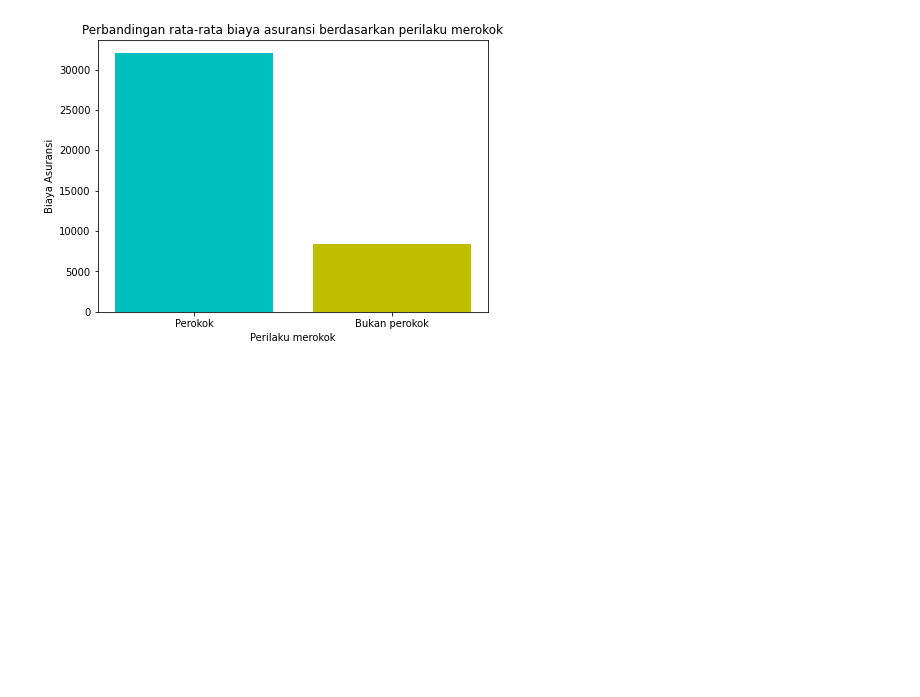
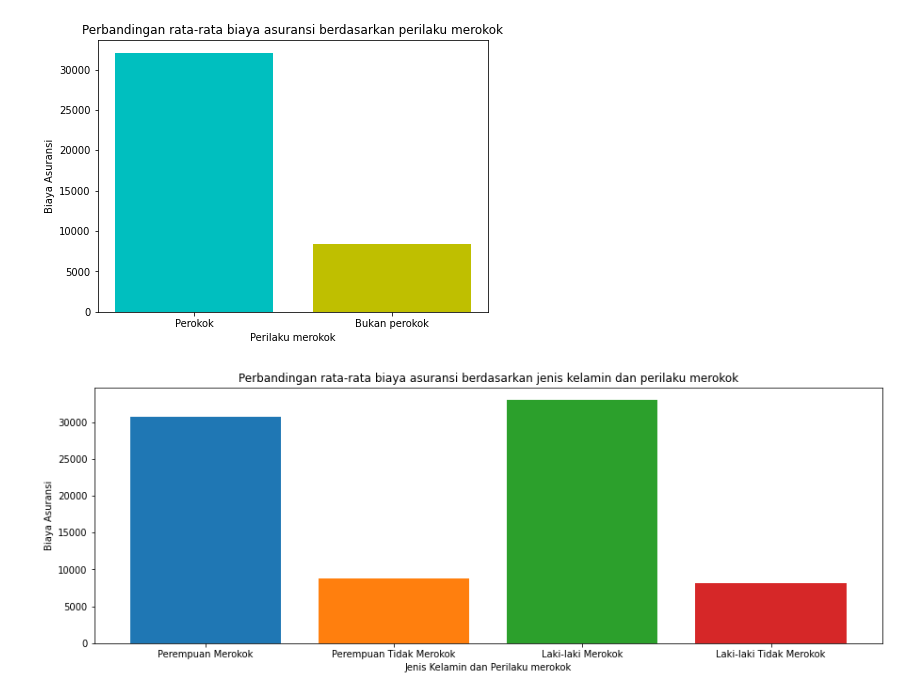
Before and after one commit to andrinur13/kuliah_bigdata, a Jupyter notebook: FP_1800018190.ipynb, the cells around one changed output. Cells and saved outputs as stored; diff of their text form; code cells hidden in the pictures; blank space fills up the shorter version.

```diff
--- a/FP_1800018190.ipynb
+++ b/FP_1800018190.ipynb
@@ -296,3 +350,21 @@ fig.set_size_inches(7, 5)
 print('\n')
 # %% [output]
 [figure]
+# %%
+# plotting data
+
+# rata-rata biaya asuransi kesehatan berdasarkan jenis kelamin perilaku merokok
+fig, axes = plt.subplots()
+
+plt.title('Perbandingan rata-rata biaya asuransi berdasarkan jenis kelamin dan perilaku merokok')
+plt.bar('Perempuan Merokok', pr_mrkk)
+plt.bar('Perempuan Tidak Merokok', pr_tdk_mrkk)
+plt.bar('Laki-laki Merokok', lk_mrkk)
+plt.bar('Laki-laki Tidak Merokok', lk_tdk_mrkk)
+plt.xlabel('Jenis Kelamin dan Perilaku merokok')
+plt.ylabel('Biaya Asuransi')
+fig.set_size_inches(15, 5)
+
+print('\n')
+# %% [output]
+[figure, added]
```
Also changed, not shown: parts of 3 cells of this notebook.
